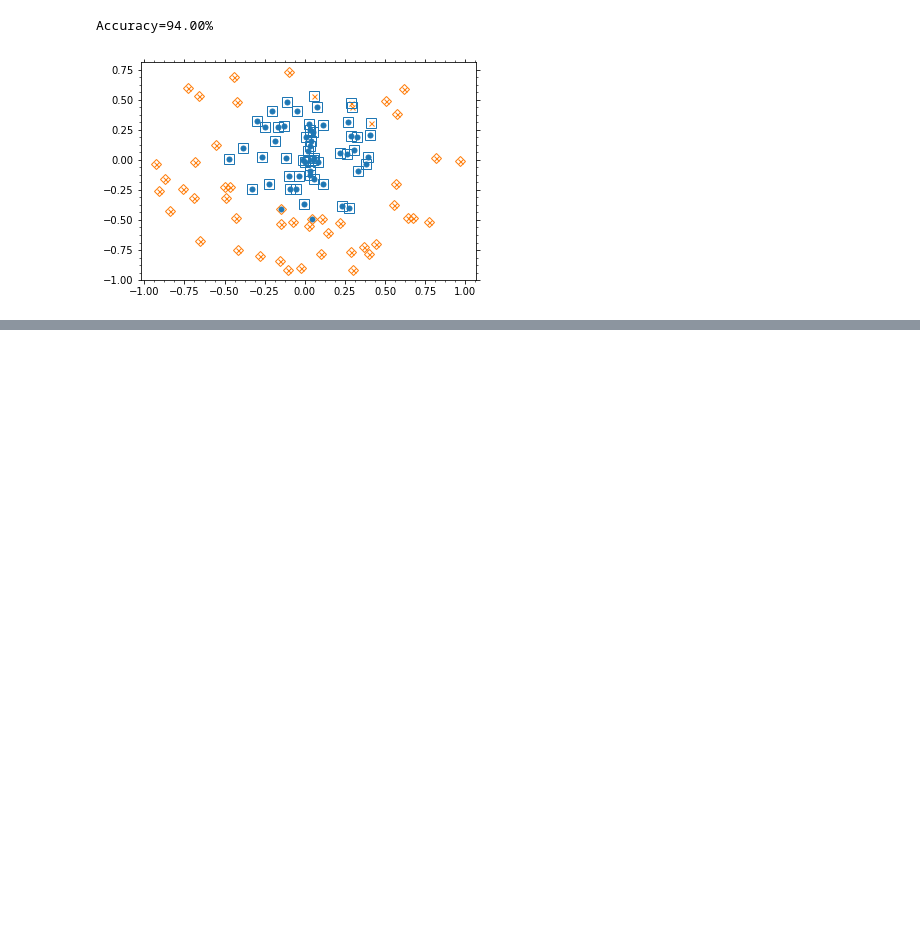
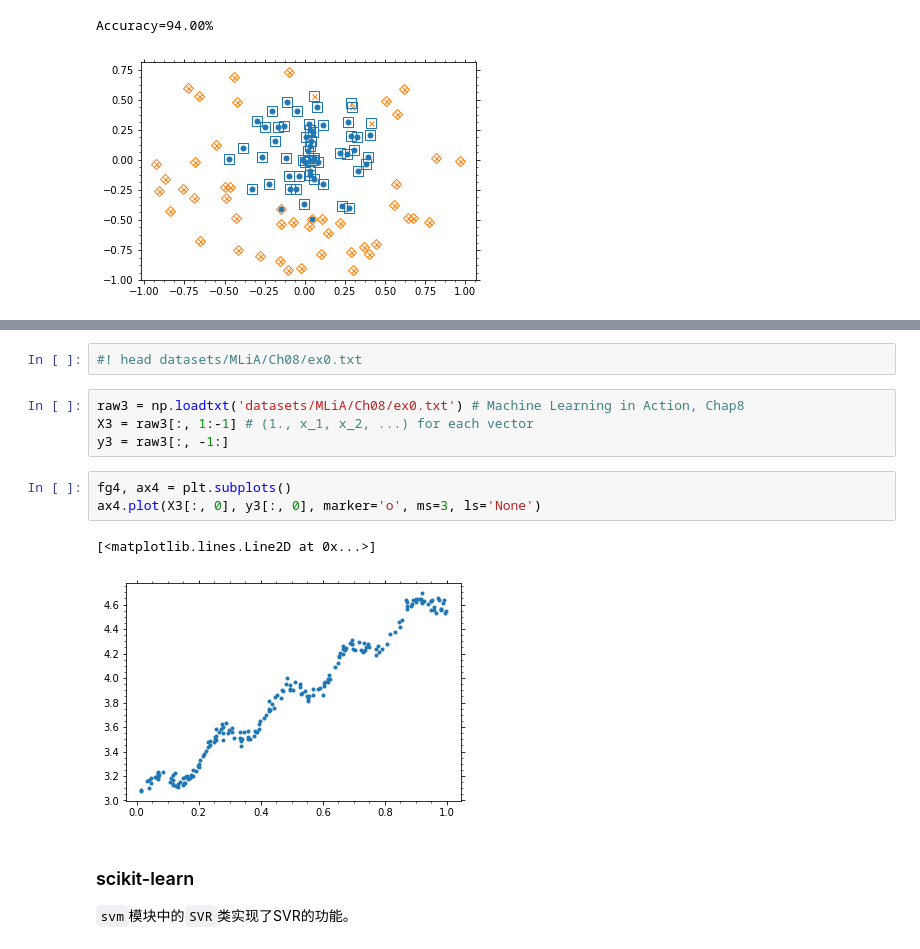
Before and after one commit to szqtc/MyMachineLearningNotes, a Jupyter notebook: 2_SVM.ipynb, the cells around one changed output, grey strips where cells are left out. Drawn from its saved outputs; the diff is of its cells as text; blank space fills up the shorter version.

```diff
--- a/2_SVM.ipynb
+++ b/2_SVM.ipynb
@@ -842,0 +859,15 @@ $\min_{{\bf w}, b} \frac{1}{2} \| {\bf w} \|^2 + C \sum_{i=1}^m \ell_\epsilon(f(
+# %%
+#! head datasets/MLiA/Ch08/ex0.txt
+# %%
+raw3 = np.loadtxt('datasets/MLiA/Ch08/ex0.txt') # Machine Learning in Action, Chap8
+X3 = raw3[:, 1:-1] # (1., x_1, x_2, ...) for each vector
+y3 = raw3[:, -1:]
+# %%
+fg4, ax4 = plt.subplots()
+ax4.plot(X3[:, 0], y3[:, 0], marker='o', ms=3, ls='None')
+# %% [output]
+[<matplotlib.lines.Line2D at 0x...>]
+[figure, added]
+# %% [markdown]
+### scikit-learn
+`svm`模块中的`SVR`类实现了SVR的功能。
```
Also changed, not shown: parts of 14 cells of this notebook, 2 other files.
